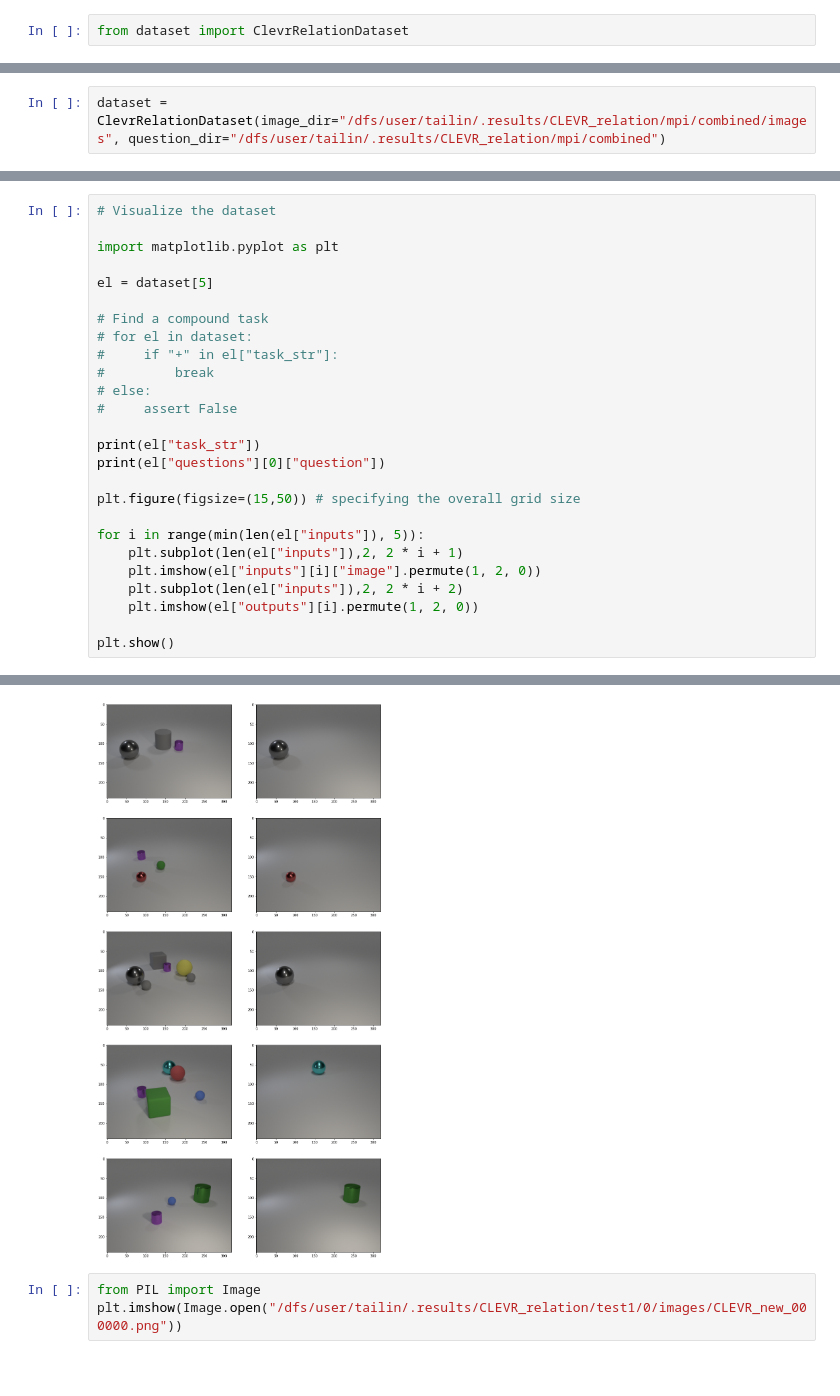
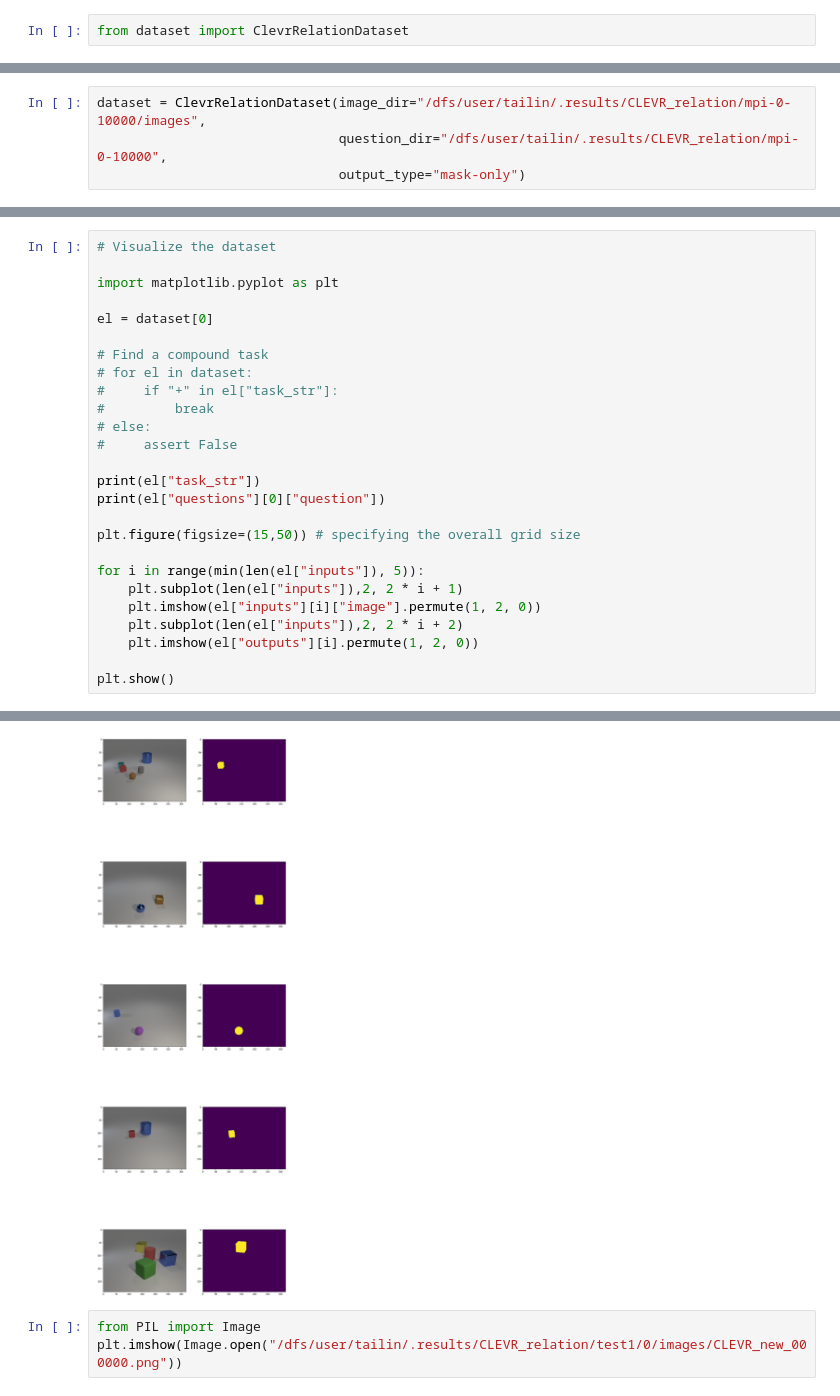
Before and after one commit to tailintalent/clevr-dataset-gen, a Jupyter notebook: generation.ipynb, the cells around one changed output, grey strips where cells are left out. Drawn from its saved outputs; the diff is of its cells as text; blank space fills up the shorter version.

Commit message:
Implement single color mask loading

```diff
--- a/generation.ipynb
+++ b/generation.ipynb
@@ -211,3 +230,5 @@ plt.imshow(Image.open("/dfs/user/tailin/.results/CLEVR_relation/mpi/combined/ima
 # %%
-dataset = ClevrRelationDataset(image_dir="/dfs/user/tailin/.results/CLEVR_relation/mpi/combined/images", question_dir="/dfs/user/tailin/.results/CLEVR_relation/mpi/combined")
+dataset = ClevrRelationDataset(image_dir="/dfs/user/tailin/.results/CLEVR_relation/mpi-0-10000/images",
+                               question_dir="/dfs/user/tailin/.results/CLEVR_relation/mpi-0-10000",
+                               output_type="mask-only")
 # %% [output]
@@ -229,7 +256,7 @@ dataset = ClevrRelationDataset(image_dir="/dfs/user/tailin/.results/CLEVR_relati
 
 import matplotlib.pyplot as plt
 
-el = dataset[5]
+el = dataset[0]
 
 # Find a compound task
 # for el in dataset:
@@ -256,4 +283,4 @@ What is the object with the same_material as the small purple cylinder?
-[figure, old version]
+[figure, new version]
 # %%
 from PIL import Image
 plt.imshow(Image.open("/dfs/user/tailin/.results/CLEVR_relation/test1/0/images/CLEVR_new_000000.png"))
```
Also changed, not shown: parts of 10 cells of this notebook, 1 other file.
